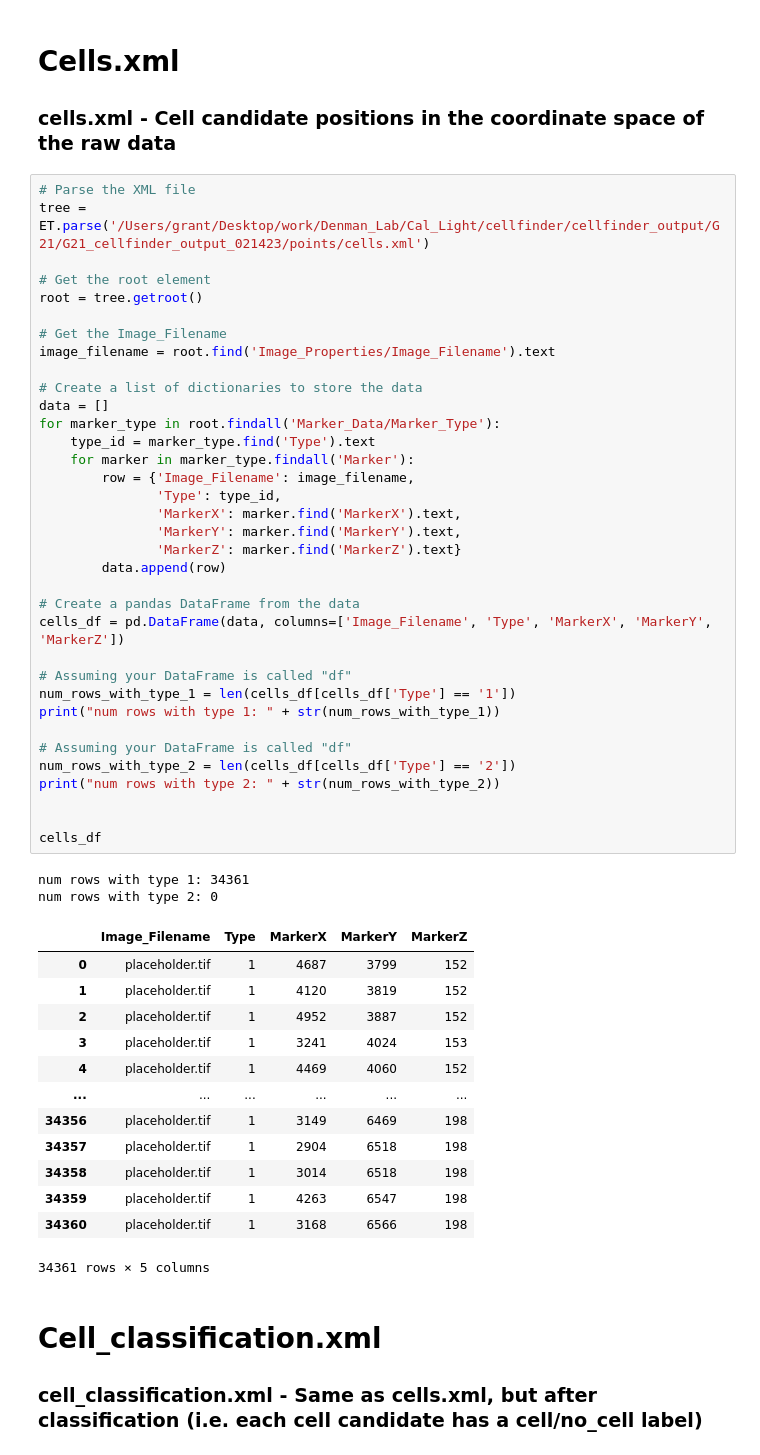
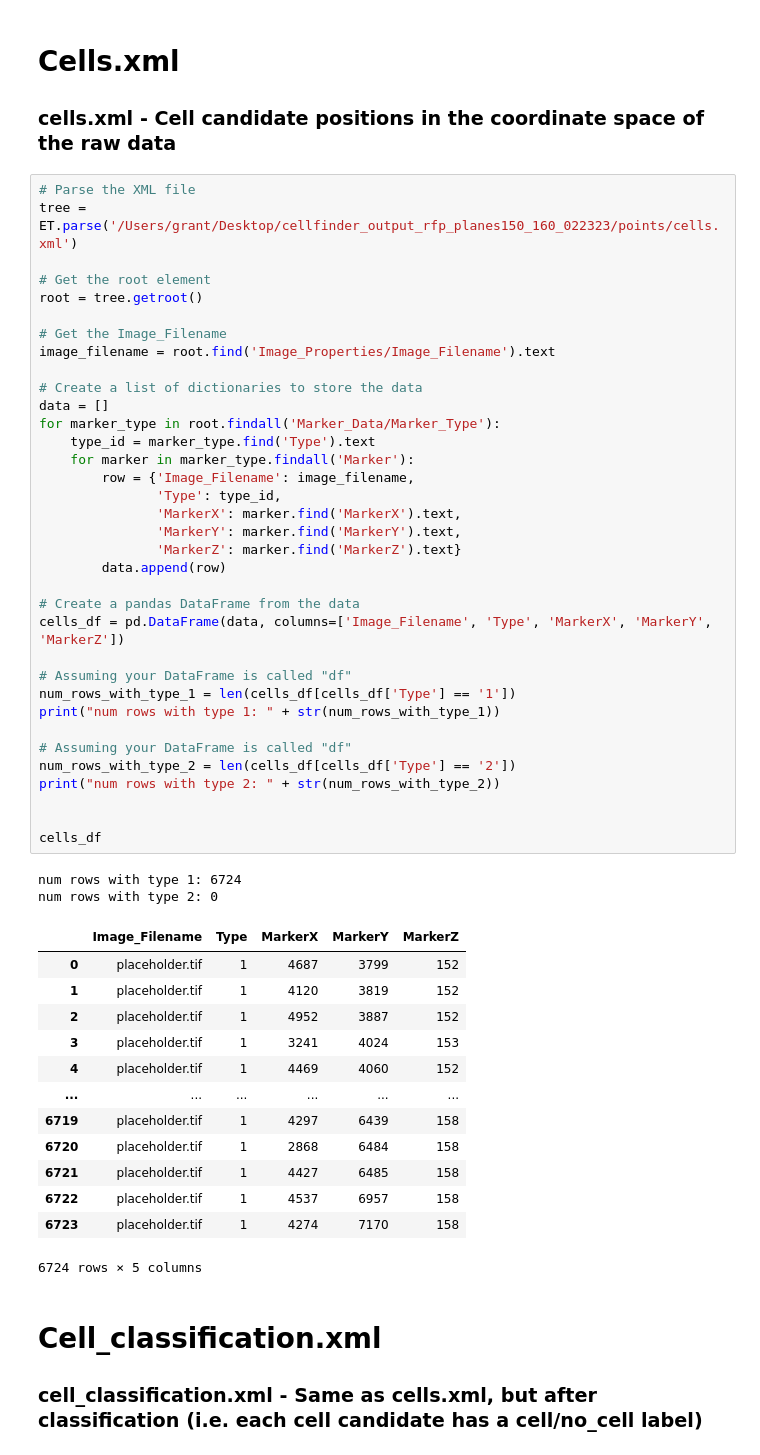
Before and after one commit to granthughes1999/cellfinder_brainrender, a Jupyter notebook: visualize_cells.xml_cell_classificatio.xml_.ipynb, the cells around one changed output. Cells and saved outputs as stored; diff of their text form.

```diff
--- a/visualize_cells.xml_cell_classificatio.xml_.ipynb
+++ b/visualize_cells.xml_cell_classificatio.xml_.ipynb
@@ -7,7 +7,7 @@ import pandas as pd
 ### cells.xml - Cell candidate positions in the coordinate space of the raw data
 # %%
 # Parse the XML file
-tree = ET.parse('/Users/grant/Desktop/work/Denman_Lab/Cal_Light/cellfinder/cellfinder_output/G21/G21_cellfinder_output_021423/points/cells.xml')
+tree = ET.parse('/Users/grant/Desktop/cellfinder_output_rfp_planes150_160_022323/points/cells.xml')
 
 # Get the root element
 root = tree.getroot()
@@ -22,40 +22,40 @@ for marker_type in root.findall('Marker_Data/Marker_Type'):
     for marker in marker_type.findall('Marker'):
         row = {'Image_Filename': image_filename,
                'Type': type_id,
                'MarkerX': marker.find('MarkerX').text,
                'MarkerY': marker.find('MarkerY').text,
                'MarkerZ': marker.find('MarkerZ').text}
         data.append(row)
 
 # Create a pandas DataFrame from the data
 cells_df = pd.DataFrame(data, columns=['Image_Filename', 'Type', 'MarkerX', 'MarkerY', 'MarkerZ'])
 
 # Assuming your DataFrame is called "df"
 num_rows_with_type_1 = len(cells_df[cells_df['Type'] == '1'])
 print("num rows with type 1: " + str(num_rows_with_type_1))
 
 # Assuming your DataFrame is called "df"
 num_rows_with_type_2 = len(cells_df[cells_df['Type'] == '2'])
 print("num rows with type 2: " + str(num_rows_with_type_2))
 
 
 cells_df
 # %% [output]
-num rows with type 1: 34361
+num rows with type 1: 6724
 num rows with type 2: 0
 |  | Image_Filename | Type | MarkerX | MarkerY | MarkerZ |
 | 0 | placeholder.tif | 1 | 4687 | 3799 | 152 |
 | 1 | placeholder.tif | 1 | 4120 | 3819 | 152 |
 | 2 | placeholder.tif | 1 | 4952 | 3887 | 152 |
 | 3 | placeholder.tif | 1 | 3241 | 4024 | 153 |
 | 4 | placeholder.tif | 1 | 4469 | 4060 | 152 |
 | ... | ... | ... | ... | ... | ... |
-| 34356 | placeholder.tif | 1 | 3149 | 6469 | 198 |
-| 34357 | placeholder.tif | 1 | 2904 | 6518 | 198 |
-| 34358 | placeholder.tif | 1 | 3014 | 6518 | 198 |
-| 34359 | placeholder.tif | 1 | 4263 | 6547 | 198 |
-| 34360 | placeholder.tif | 1 | 3168 | 6566 | 198 |
+| 6719 | placeholder.tif | 1 | 4297 | 6439 | 158 |
+| 6720 | placeholder.tif | 1 | 2868 | 6484 | 158 |
+| 6721 | placeholder.tif | 1 | 4427 | 6485 | 158 |
+| 6722 | placeholder.tif | 1 | 4537 | 6957 | 158 |
+| 6723 | placeholder.tif | 1 | 4274 | 7170 | 158 |
-34361 rows × 5 columns
+6724 rows × 5 columns
 # %% [markdown]
 # Cell_classification.xml
 
```
Also changed, not shown: parts of 1 cell of this notebook, 4 other files.
